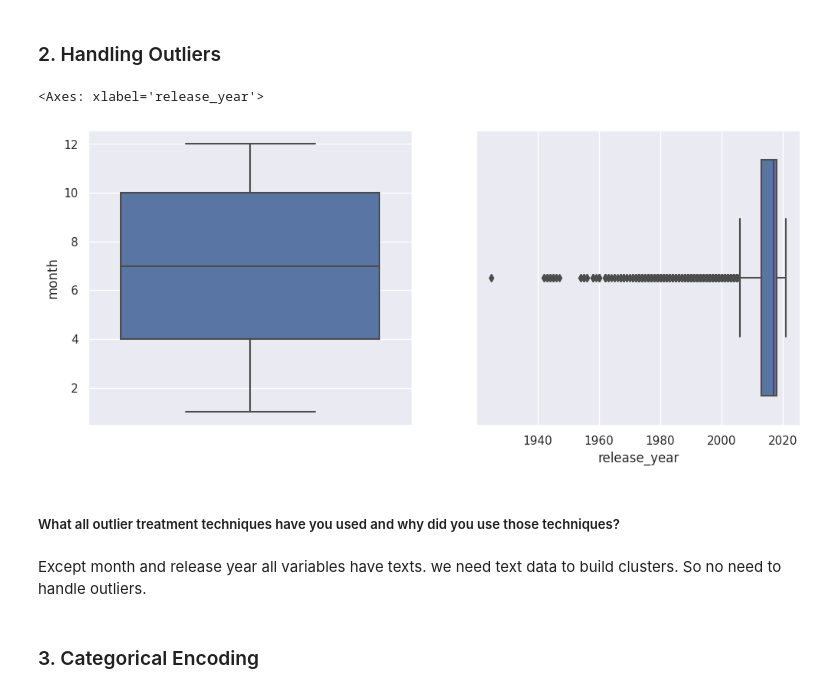
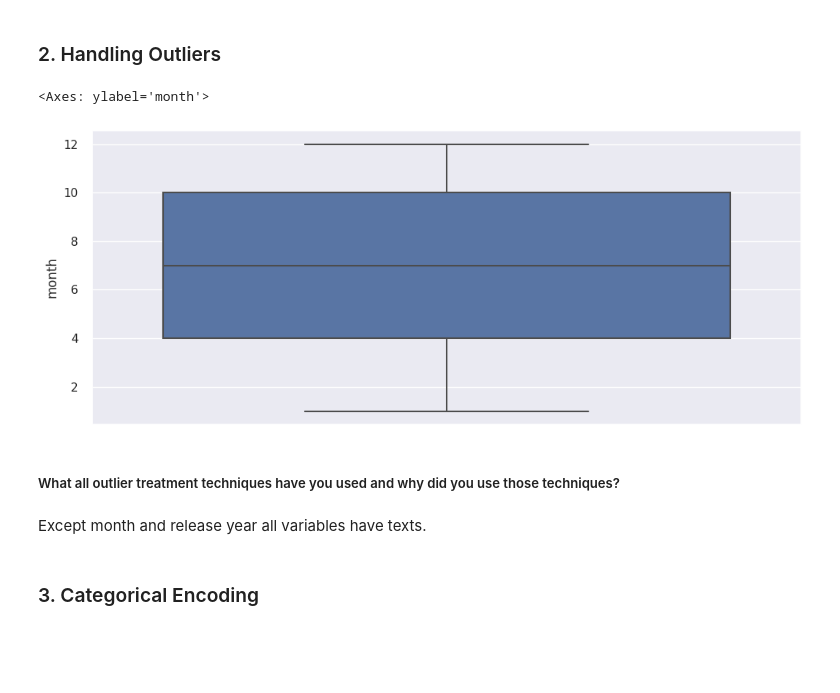
Before and after one commit to subhashsomarouthu/Netflix-Movies-and-TV-Shows-Clustering, a Jupyter notebook: Netflix_Movies_and_TV_Shows_Clustering.ipynb, the cells around one changed output. Cells and saved outputs as stored; diff of their text form; code cells hidden in the pictures; blank space fills up the shorter version.

```diff
--- a/Netflix_Movies_and_TV_Shows_Clustering.ipynb
+++ b/Netflix_Movies_and_TV_Shows_Clustering.ipynb
@@ -458,7 +459,7 @@ df_copy['cast'].fillna('unknown', inplace=True)
 
 
 #Replacing missing values in 'country' column with mode
-df_copy['country'].fillna('Country Unavailable', inplace=True)
+df_copy['country'].fillna('Unavailable', inplace=True)
 
 
 #Replacing missing values in 'rating' column with value most frequent rating i.e. mode
@@ -1263,3 +1264,8 @@ The statistical test used to obtain the p-value is the chi-square test of indepe
 The chi-square test of independence is suitable for analyzing the relationship between two categorical variables. In this case, we are examining the relationship between censor ratings (categorical variable) and content type (movies or TV shows, another categorical variable). The chi-square test helps determine if there is a significant association between these variables, indicating whether the distribution of censor ratings differs significantly between movies and TV shows. We have also seen that in visualization that more adult content is present on netflix.
 # %% [markdown]
 ## ***6. Feature Engineering & Data Pre-processing***
+# %%
+#making  a copy of my dataset for feature engineering and data pre-processing.
+df_fe=df_copy.copy()
+# %%
+df_fe[['censor', 'type']] = df_fe[['censor', 'type']].astype('category')
@@ -1310,18 +1363,17 @@ dtype: int64
 # %%
 # Handling Outliers & Outlier treatments
 # Display boxplot
 
 # plotting graph
-fig,ax = plt.subplots(1,2, figsize=(12,5))
+fig= plt.subplots( figsize=(12,5))
 
-sns.boxplot(y='month',data=df_copy,ax=ax[0])
-sns.boxplot(x='release_year',data=df_copy,ax=ax[1])
+sns.boxplot(y='month',data=df_fe)
 # %% [output]
-<Axes: xlabel='release_year'>
+<Axes: ylabel='month'>
-[figure, old version]
+[figure, new version]
 # %% [markdown]
 ##### What all outlier treatment techniques have you used and why did you use those techniques?
 # %% [markdown]
-Except month and release year all variables have texts. we need text data to build clusters. So no need to handle outliers.
+Except month and release year all variables have texts.
 # %% [markdown]
 ### 3. Categorical Encoding
```
Also changed, not shown: parts of 143 cells of this notebook.
